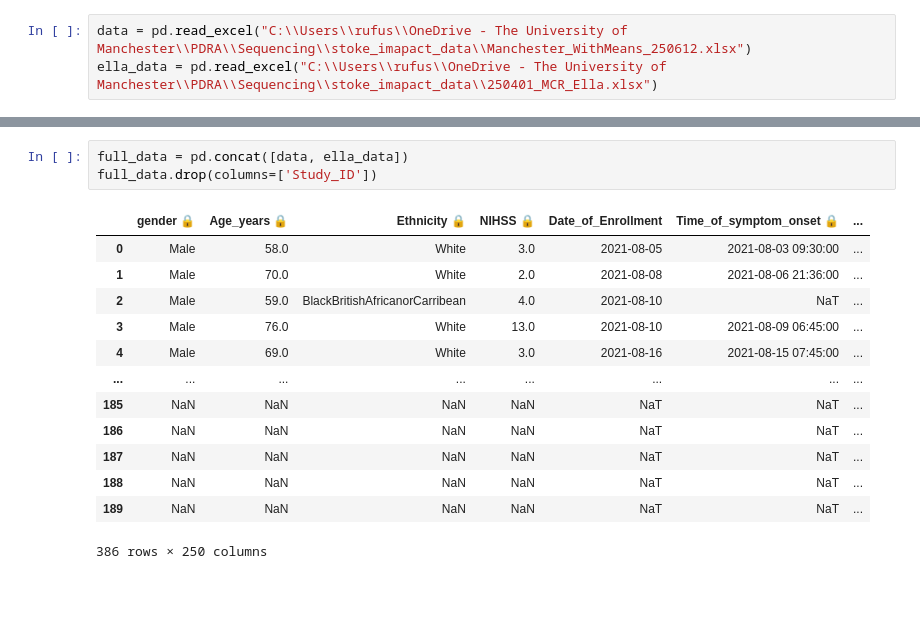
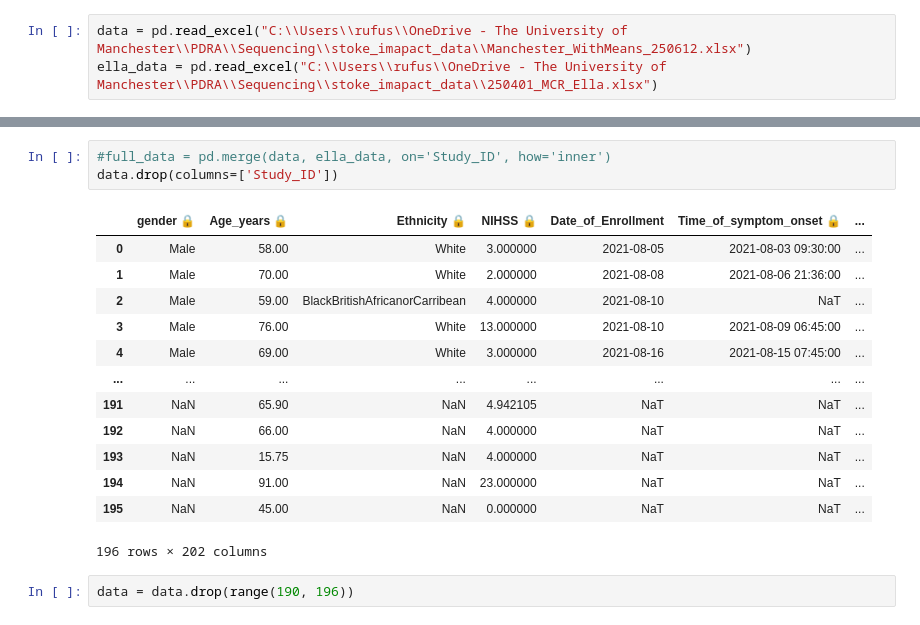
Before and after one commit to happyhypocrite/Stroke-PT, a Jupyter notebook: src/main.ipynb, the cells around one changed output, grey strips where cells are left out. Drawn from its saved outputs; the diff is of its cells as text; blank space fills up the shorter version.

```diff
--- a/src/main.ipynb
+++ b/src/main.ipynb
@@ -32,20 +34,22 @@ Name: PDGFBB_V4, Length: 190, dtype: float64
 # %%
-full_data = pd.concat([data, ella_data])
-full_data.drop(columns=['Study_ID'])
+#full_data = pd.merge(data, ella_data, on='Study_ID', how='inner')
+data.drop(columns=['Study_ID'])
 # %% [output]
 |  | gender 🔒 | Age_years 🔒 | Ethnicity 🔒 | NIHSS 🔒 | Date_of_Enrollment | Time_of_symptom_onset 🔒 | ... |
-| 0 | Male | 58.0 | White | 3.0 | 2021-08-05 | 2021-08-03 09:30:00 | ... |
-| 1 | Male | 70.0 | White | 2.0 | 2021-08-08 | 2021-08-06 21:36:00 | ... |
-| 2 | Male | 59.0 | BlackBritishAfricanorCarribean | 4.0 | 2021-08-10 | NaT | ... |
-| 3 | Male | 76.0 | White | 13.0 | 2021-08-10 | 2021-08-09 06:45:00 | ... |
-| 4 | Male | 69.0 | White | 3.0 | 2021-08-16 | 2021-08-15 07:45:00 | ... |
+| 0 | Male | 58.00 | White | 3.000000 | 2021-08-05 | 2021-08-03 09:30:00 | ... |
+| 1 | Male | 70.00 | White | 2.000000 | 2021-08-08 | 2021-08-06 21:36:00 | ... |
+| 2 | Male | 59.00 | BlackBritishAfricanorCarribean | 4.000000 | 2021-08-10 | NaT | ... |
+| 3 | Male | 76.00 | White | 13.000000 | 2021-08-10 | 2021-08-09 06:45:00 | ... |
+| 4 | Male | 69.00 | White | 3.000000 | 2021-08-16 | 2021-08-15 07:45:00 | ... |
 | ... | ... | ... | ... | ... | ... | ... | ... |
-| 185 | NaN | NaN | NaN | NaN | NaT | NaT | ... |
-| 186 | NaN | NaN | NaN | NaN | NaT | NaT | ... |
-| 187 | NaN | NaN | NaN | NaN | NaT | NaT | ... |
-| 188 | NaN | NaN | NaN | NaN | NaT | NaT | ... |
-| 189 | NaN | NaN | NaN | NaN | NaT | NaT | ... |
+| 191 | NaN | 65.90 | NaN | 4.942105 | NaT | NaT | ... |
+| 192 | NaN | 66.00 | NaN | 4.000000 | NaT | NaT | ... |
+| 193 | NaN | 15.75 | NaN | 4.000000 | NaT | NaT | ... |
+| 194 | NaN | 91.00 | NaN | 23.000000 | NaT | NaT | ... |
+| 195 | NaN | 45.00 | NaN | 0.000000 | NaT | NaT | ... |
-386 rows × 250 columns
+196 rows × 202 columns
+# %%
+data = data.drop(range(190, 196))
 # %%
 col_to_remove = ['Date_of_Enrollment',
 'Time_of_symptom_onset 🔒',
```
Also changed, not shown: parts of 21 cells of this notebook, 3 other files.
